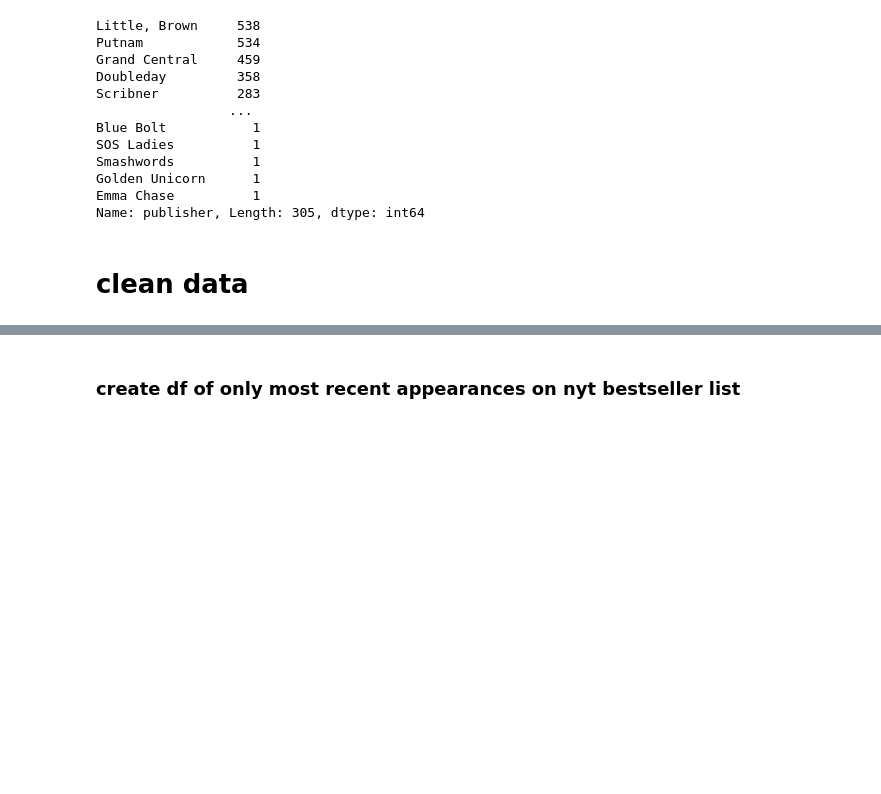
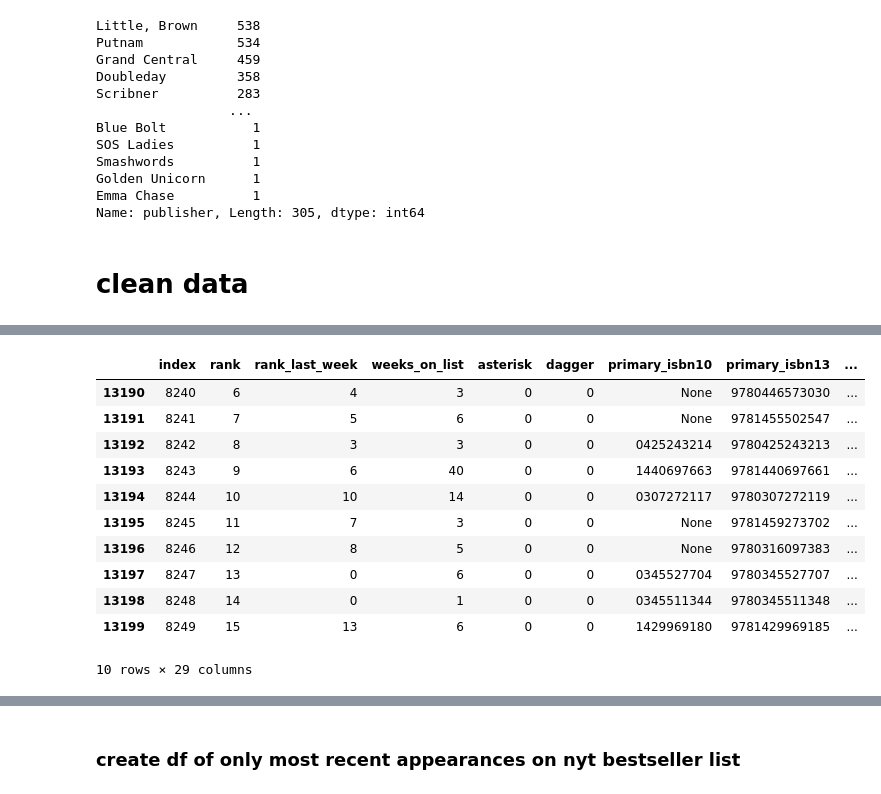
Before and after one commit to abigailasper/booktok-bestsellers, a Jupyter notebook: notebooks/nyt_goodreads_analysis.ipynb, the cells around one changed output, grey strips where cells are left out. Drawn from its saved outputs; the diff is of its cells as text; code cells hidden in the pictures; blank space fills up the shorter version.

```diff
--- a/notebooks/nyt_goodreads_analysis.ipynb
+++ b/notebooks/nyt_goodreads_analysis.ipynb
@@ -136,0 +162,16 @@ Name: publisher, Length: 305, dtype: int64
+# %%
+bestsellers_df = bestsellers_df.reset_index()
+bestsellers_df.tail(10)
+# %% [output]
+|  | index | rank | rank_last_week | weeks_on_list | asterisk | dagger | primary_isbn10 | primary_isbn13 | ... |
+| 13190 | 8240 | 6 | 4 | 3 | 0 | 0 | None | 9780446573030 | ... |
+| 13191 | 8241 | 7 | 5 | 6 | 0 | 0 | None | 9781455502547 | ... |
+| 13192 | 8242 | 8 | 3 | 3 | 0 | 0 | 0425243214 | 9780425243213 | ... |
+| 13193 | 8243 | 9 | 6 | 40 | 0 | 0 | 1440697663 | 9781440697661 | ... |
+| 13194 | 8244 | 10 | 10 | 14 | 0 | 0 | 0307272117 | 9780307272119 | ... |
+| 13195 | 8245 | 11 | 7 | 3 | 0 | 0 | None | 9781459273702 | ... |
+| 13196 | 8246 | 12 | 8 | 5 | 0 | 0 | None | 9780316097383 | ... |
+| 13197 | 8247 | 13 | 0 | 6 | 0 | 0 | 0345527704 | 9780345527707 | ... |
+| 13198 | 8248 | 14 | 0 | 1 | 0 | 0 | 0345511344 | 9780345511348 | ... |
+| 13199 | 8249 | 15 | 13 | 6 | 0 | 0 | 1429969180 | 9781429969185 | ... |
+10 rows × 29 columns
```
Also changed, not shown: parts of 25 cells of this notebook, 1 other file.
